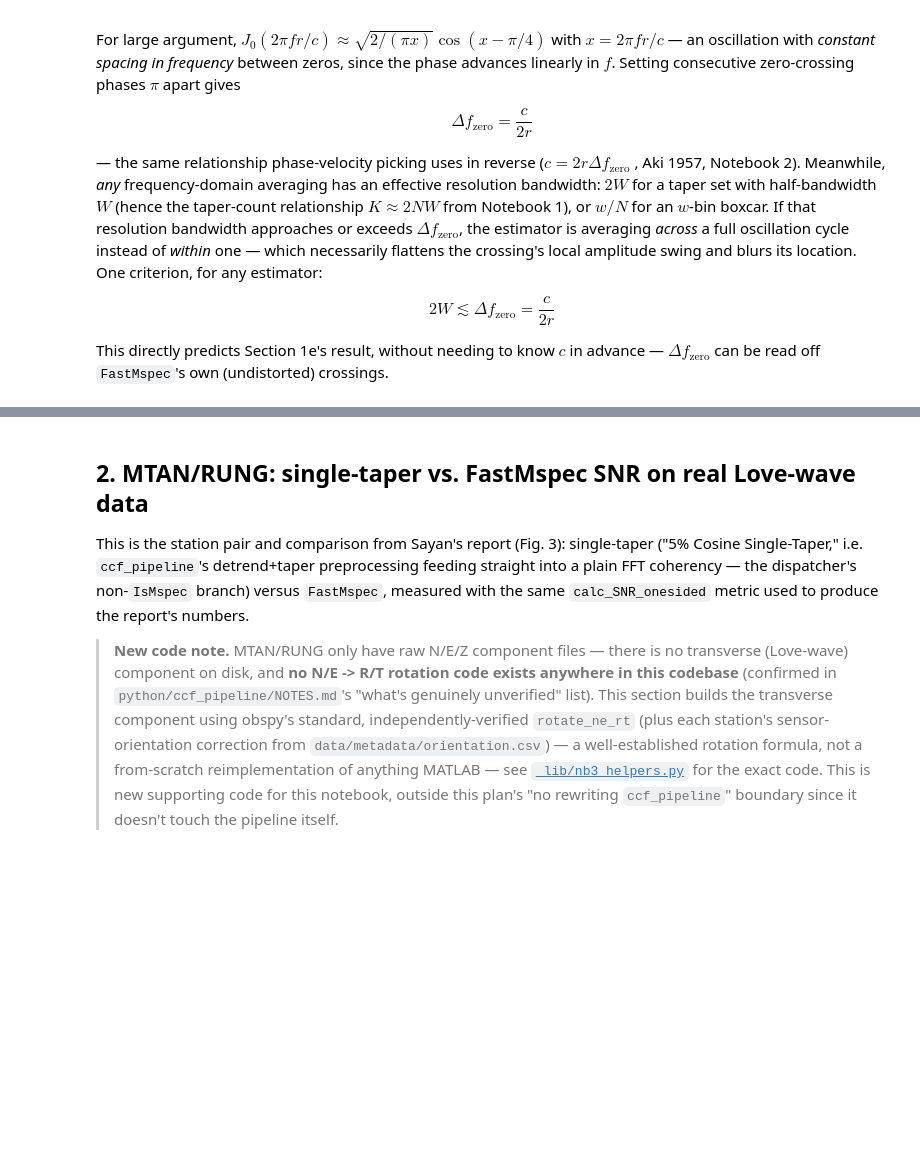
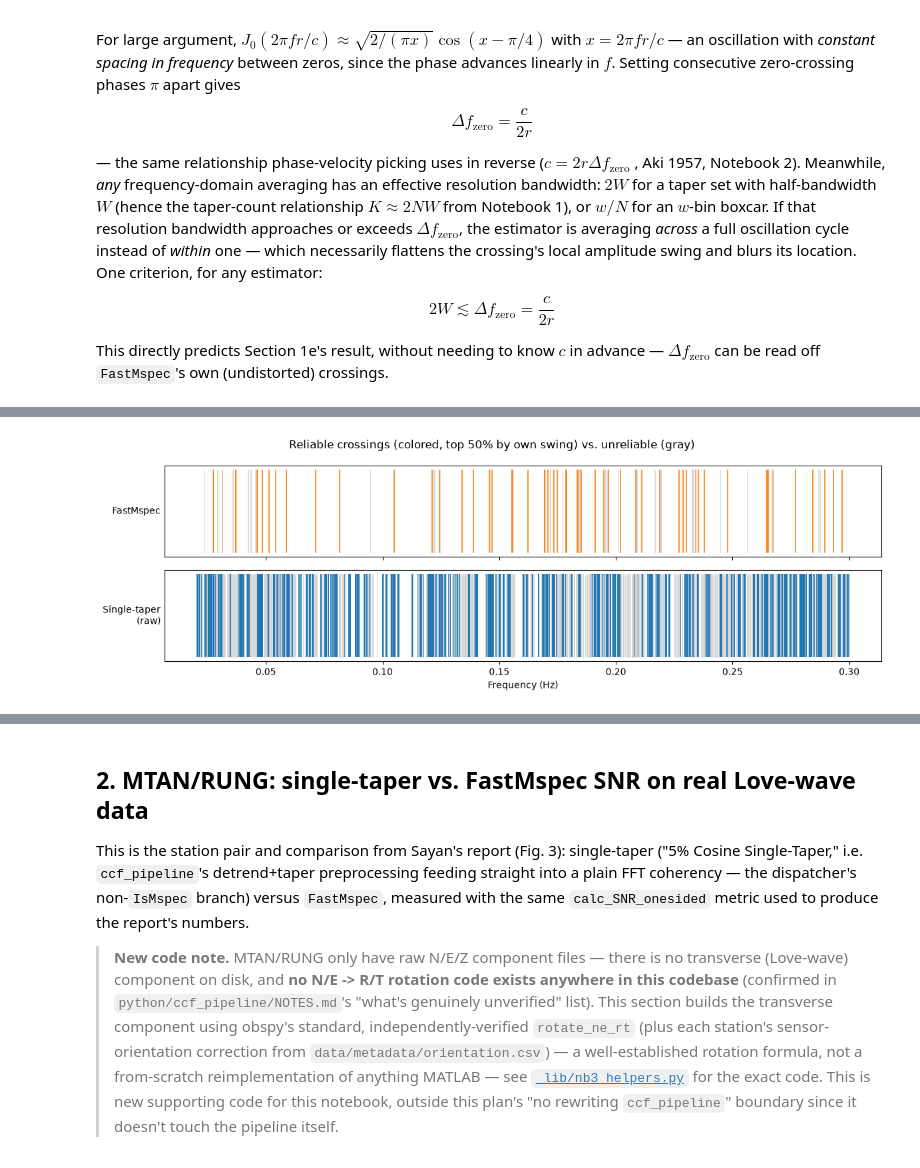
Before and after one commit to URseismology/FastMSPEC, a Jupyter notebook: notebooks/03_fastmspec_application.ipynb, the cells around one changed output, grey strips where cells are left out. Saved outputs shown, nothing was run; the diff lists cells and outputs as text; code cells hidden in the pictures; blank space fills up the shorter version.

```diff
--- a/notebooks/03_fastmspec_application.ipynb
+++ b/notebooks/03_fastmspec_application.ipynb
@@ -716,0 +661,30 @@ easy to violate this criterion without realizing it.
+# %%
+def zero_crossings_idx(y, freqs):
+    sgn = np.sign(y)
+    idx = np.where(np.diff(sgn) != 0)[0]
+    zc = freqs[idx] + (freqs[idx + 1] - freqs[idx]) * (0 - y[idx]) / (y[idx + 1] - y[idx])
+    return zc, idx
+
+def local_amplitude_swing(y, idx, half_win=3):
+    out = []
+    for i in idx:
+        lo, hi = max(0, i - half_win), min(len(y), i + half_win + 2)
+        out.append(y[lo:hi].max() - y[lo:hi].min())
+    return np.array(out)
+
+cf_band, cs_band = cf_love[love_band], cs_love[love_band]
+zc_f, idx_f = zero_crossings_idx(cf_band, fb_love)
+zc_s, idx_s = zero_crossings_idx(cs_band, fb_love)
+swing_f = local_amplitude_swing(cf_band, idx_f)
+swing_s = local_amplitude_swing(cs_band, idx_s)
+
+print(f"FastMspec crossings: n={len(zc_f)}, swing range=[{swing_f.min():.5f}, {swing_f.max():.5f}]")
+print(f"Single-taper (raw) crossings: n={len(zc_s)}, swing range=[{swing_s.min():.5f}, {swing_s.max():.5f}]")
+shared_thresh = np.median(swing_f)
+print(f"\nIf we (wrongly) shared FastMspec's median swing ({shared_thresh:.5f}) as a threshold: "
+      f"{100*np.mean(swing_s >= shared_thresh):.0f}% of single-taper's crossings would 'pass' -- meaningless.")
+
+thresh_f, thresh_s = np.median(swing_f), np.median(swing_s)
+reliable_f, reliable_s = swing_f >= thresh_f, swing_s >= thresh_s
+print(f"\nUsing each method's own median instead: FastMspec {reliable_f.sum()}/{len(zc_f)} reliable, "
+      f"single-taper {reliable_s.sum()}/{len(zc_s)} reliable (by construction, ~50% each).")
@@ -716,0 +698,14 @@ easy to violate this criterion without realizing it.
+# %%
+fig, axes = plt.subplots(2, 1, figsize=(12, 4), sharex=True)
+axes[0].vlines(zc_f[reliable_f], 0, 1, color='C1', linewidth=1.2)
+axes[0].vlines(zc_f[~reliable_f], 0, 1, color='lightgray', linewidth=0.6)
+axes[0].set_yticks([]); axes[0].set_ylabel('FastMspec', rotation=0, ha='right', va='center')
+axes[1].vlines(zc_s[reliable_s], 0, 1, color='C0', linewidth=1.2)
+axes[1].vlines(zc_s[~reliable_s], 0, 1, color='lightgray', linewidth=0.6)
+axes[1].set_yticks([]); axes[1].set_ylabel('Single-taper\n(raw)', rotation=0, ha='right', va='center')
+axes[1].set_xlabel('Frequency (Hz)')
+plt.suptitle('Reliable crossings (colored, top 50% by own swing) vs. unreliable (gray)')
+plt.tight_layout()
+plt.show()
+# %% [output]
+[figure, added]
```
Also changed, not shown: parts of 23 cells of this notebook, 2 other files.
